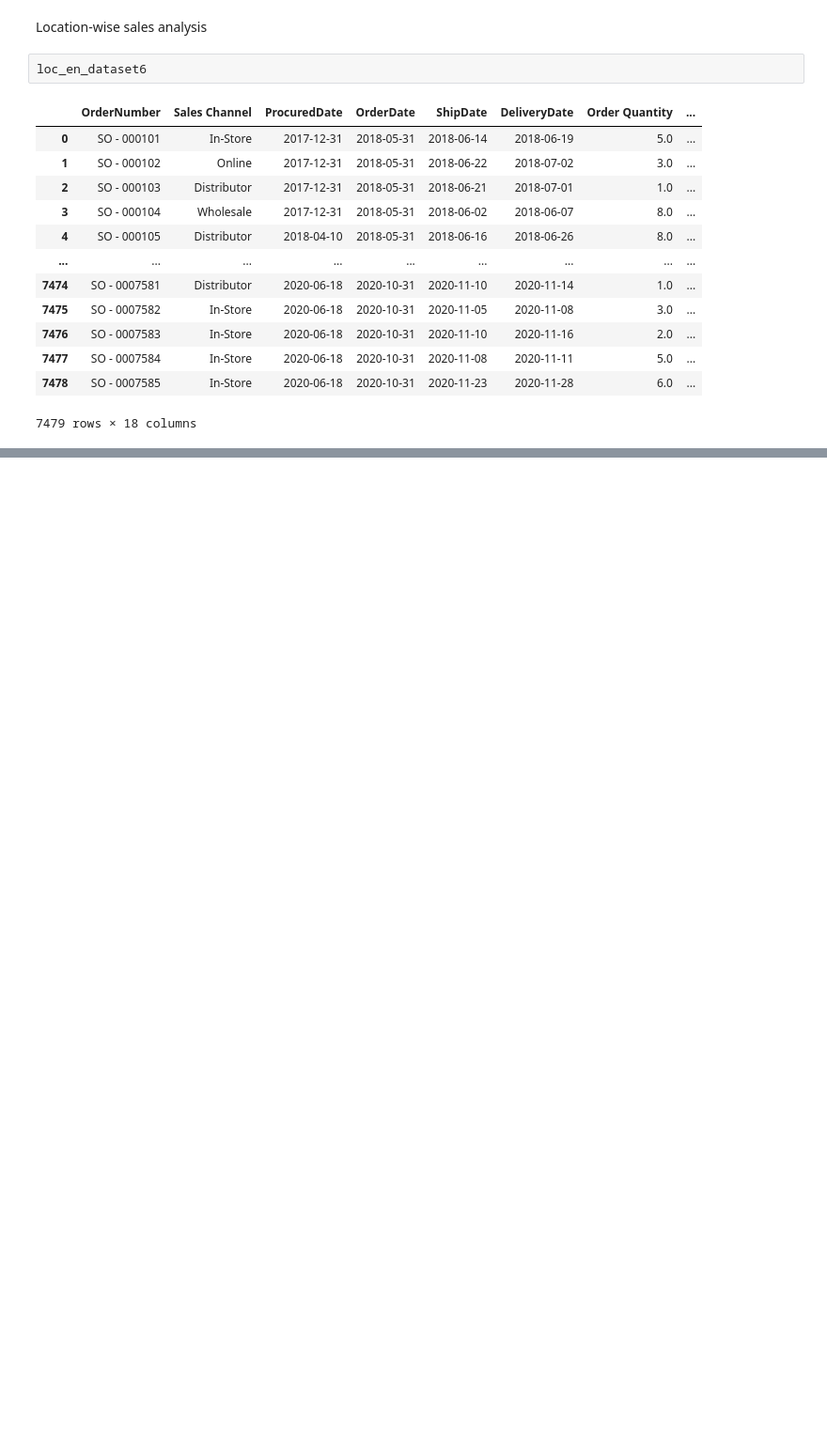
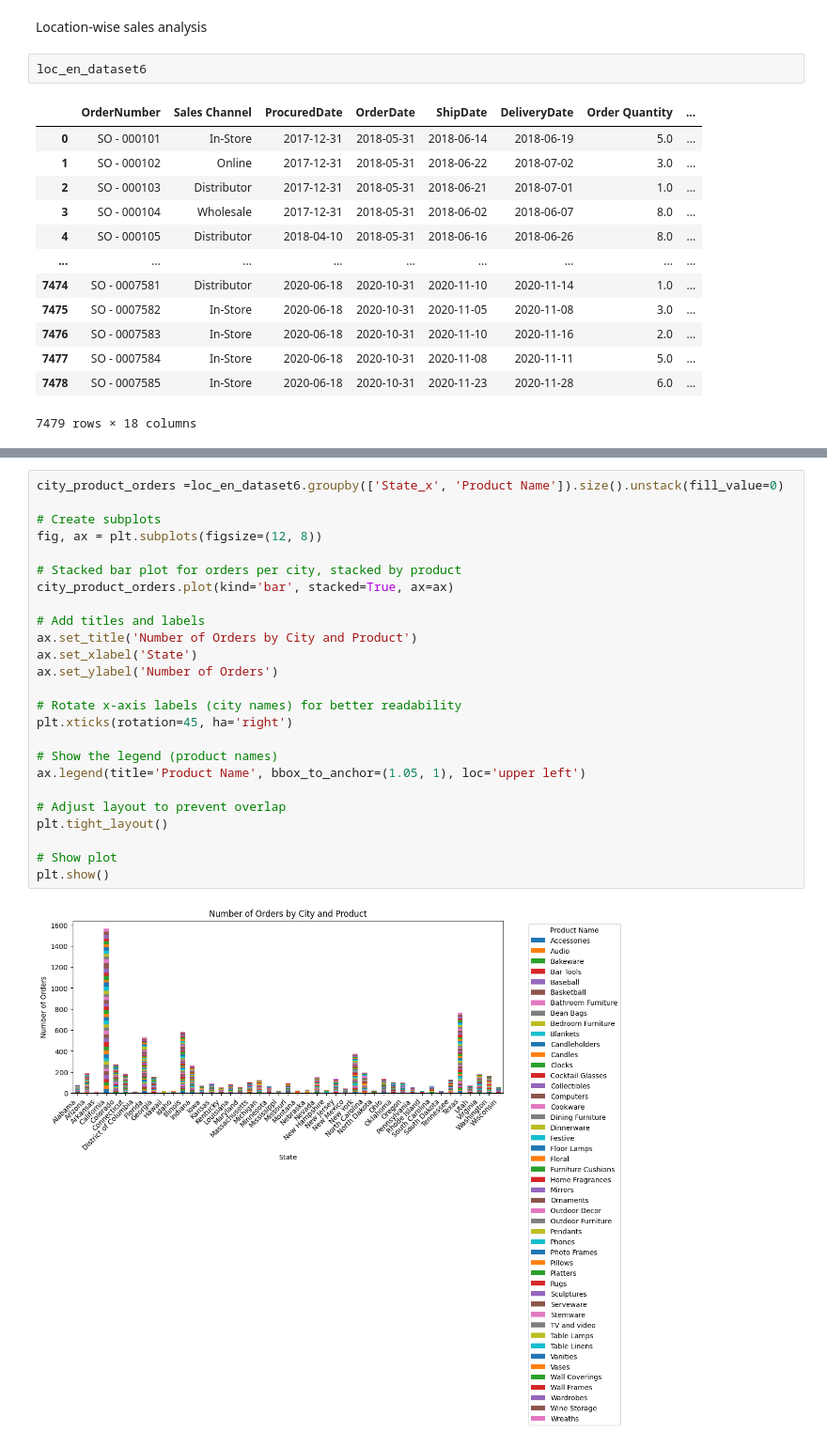
Before and after one commit to NSinha025/ZDS-Mock-Project, a Jupyter notebook: Sales_Order_Sheet_X_Store_Locations_Sheet.ipynb, the cells around one changed output, grey strips where cells are left out. Shown at 94% size. Cells and saved outputs as stored; diff of their text form; blank space fills up the shorter version.

```diff
--- a/Sales_Order_Sheet_X_Store_Locations_Sheet.ipynb
+++ b/Sales_Order_Sheet_X_Store_Locations_Sheet.ipynb
@@ -258,0 +338,27 @@ loc_en_dataset6
+# %%
+city_product_orders =loc_en_dataset6.groupby(['State_x', 'Product Name']).size().unstack(fill_value=0)
+
+# Create subplots
+fig, ax = plt.subplots(figsize=(12, 8))
+
+# Stacked bar plot for orders per city, stacked by product
+city_product_orders.plot(kind='bar', stacked=True, ax=ax)
+
+# Add titles and labels
+ax.set_title('Number of Orders by City and Product')
+ax.set_xlabel('State')
+ax.set_ylabel('Number of Orders')
+
+# Rotate x-axis labels (city names) for better readability
+plt.xticks(rotation=45, ha='right')
+
+# Show the legend (product names)
+ax.legend(title='Product Name', bbox_to_anchor=(1.05, 1), loc='upper left')
+
+# Adjust layout to prevent overlap
+plt.tight_layout()
+
+# Show plot
+plt.show()
+# %% [output]
+[figure, added]
```
Also changed, not shown: parts of 3 cells of this notebook.
